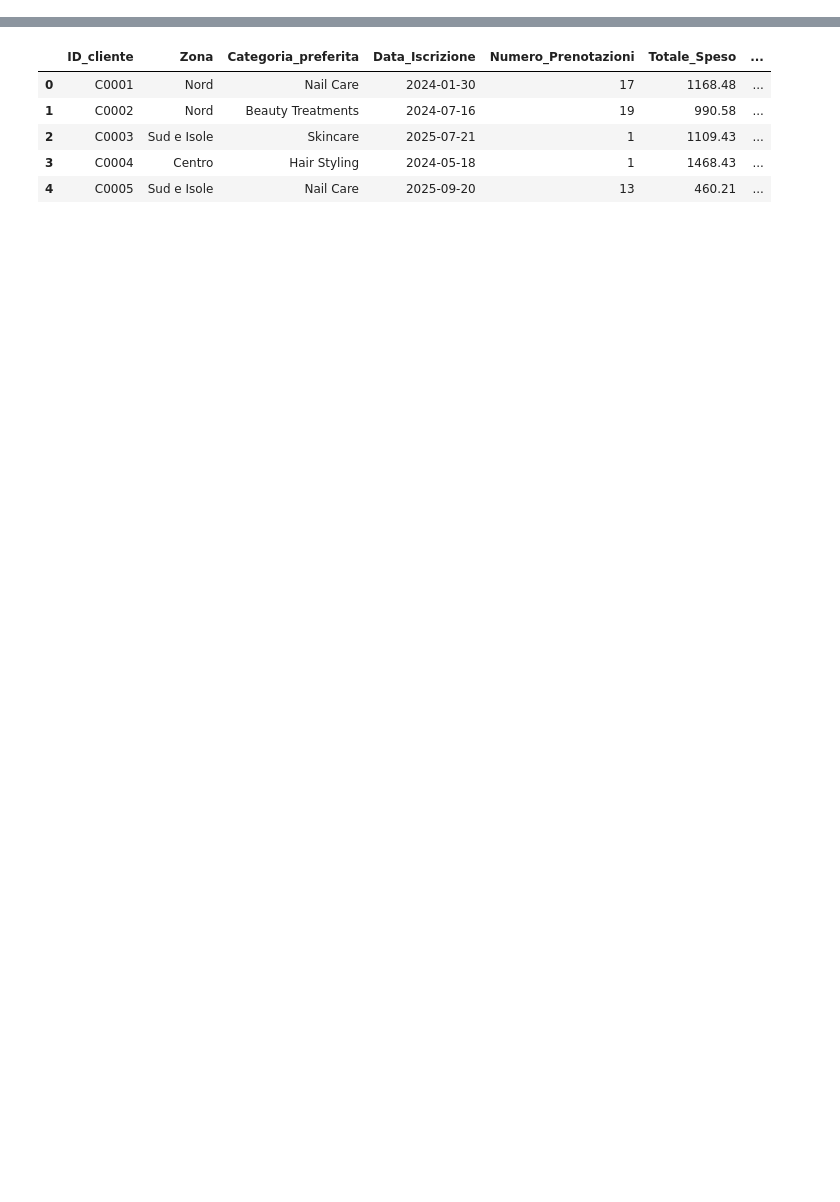
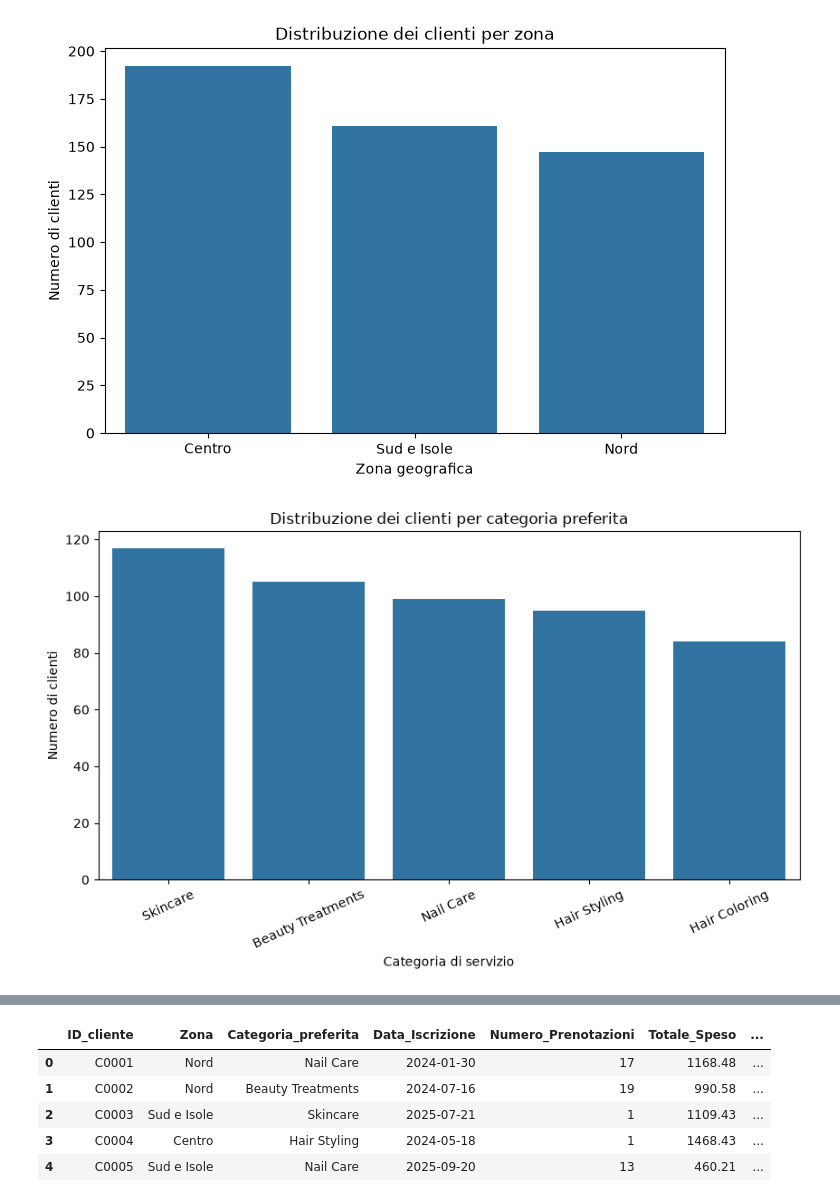
Before and after one commit to angelicamonteleone142-cloud/BeautyConnect, a Jupyter notebook: notebooks/analisi_esplorativa.ipynb, the cells around one changed output, grey strips where cells are left out. Drawn from its saved outputs; the diff is of its cells as text; code cells hidden in the pictures; blank space fills up the shorter version.

```diff
--- a/notebooks/analisi_esplorativa.ipynb
+++ b/notebooks/analisi_esplorativa.ipynb
@@ -0,0 +1,35 @@
+# %%
+
+
+plt.figure(figsize=(8, 5))
+
+sns.countplot(
+    data=dataset,
+    x="Zona",
+    order=dataset["Zona"].value_counts().index
+)
+
+plt.title("Distribuzione dei clienti per zona")
+plt.xlabel("Zona geografica")
+plt.ylabel("Numero di clienti")
+plt.show()
+
+
+
+
+plt.figure(figsize=(10, 5))
+
+sns.countplot(
+    data=dataset,
+    x="Categoria_preferita",
+    order=dataset["Categoria_preferita"].value_counts().index
+)
+
+plt.title("Distribuzione dei clienti per categoria preferita")
+plt.xlabel("Categoria di servizio")
+plt.ylabel("Numero di clienti")
+plt.xticks(rotation=25)
+plt.show()
+# %% [output]
+[figure, added]
+[figure, added]
```
Also changed, not shown: parts of 2 cells of this notebook.
